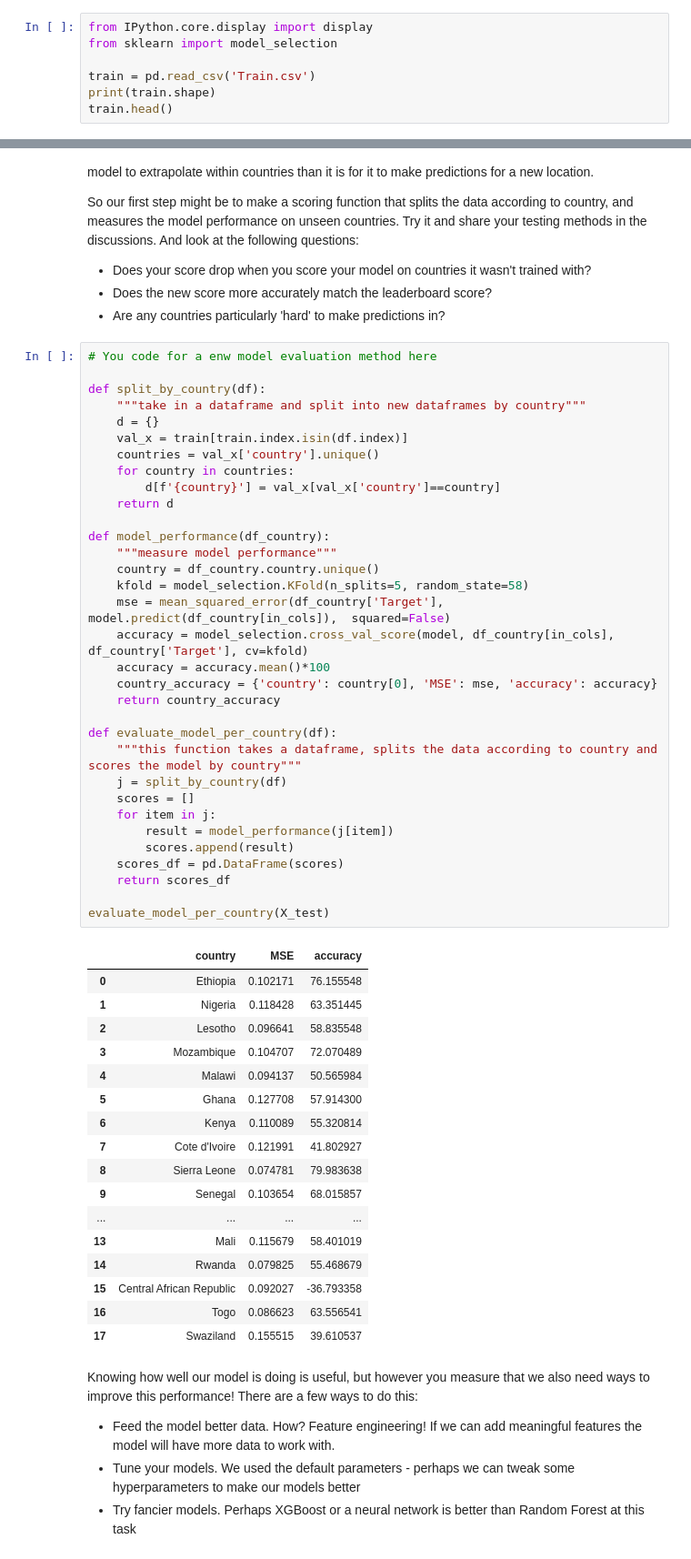
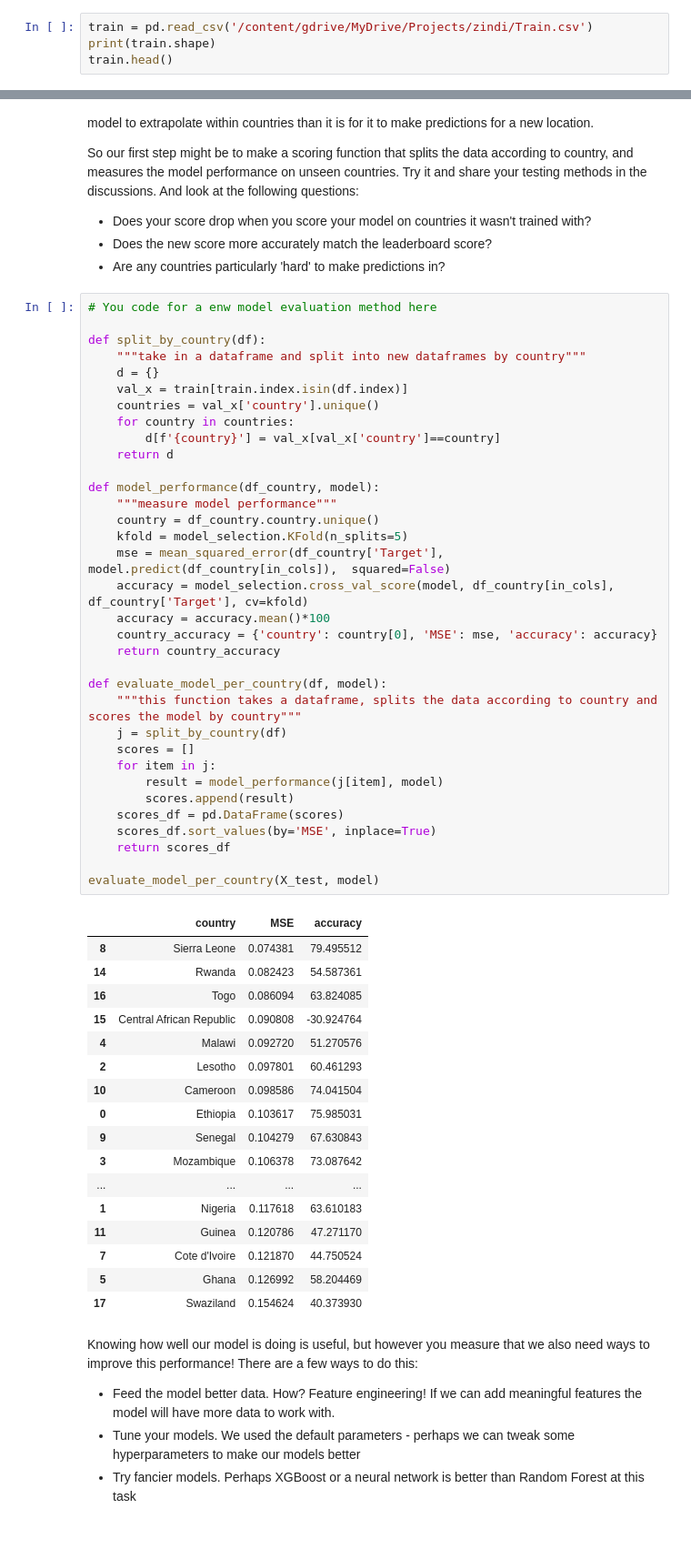
Before and after one commit to kvmvu/wealth-index-prediction, a Jupyter notebook: Starter_Notebook.ipynb, the cells around one changed output, grey strips where cells are left out. Shown at 91% size. Saved outputs shown, nothing was run; the diff lists cells and outputs as text.

```diff
--- a/Starter_Notebook.ipynb
+++ b/Starter_Notebook.ipynb
@@ -11,8 +19,5 @@ import pandas as pd
 # %%
-from IPython.core.display import display
-from sklearn import model_selection
-
-train = pd.read_csv('Train.csv')
+train = pd.read_csv('/content/gdrive/MyDrive/Projects/zindi/Train.csv')
 print(train.shape)
 train.head()
 # %% [output]
@@ -348,54 +352,55 @@ So our first step might be to make a scoring function that splits the data accor
 # %%
 # You code for a enw model evaluation method here
 
 def split_by_country(df):
     """take in a dataframe and split into new dataframes by country"""
     d = {}
     val_x = train[train.index.isin(df.index)]
     countries = val_x['country'].unique()
     for country in countries:
         d[f'{country}'] = val_x[val_x['country']==country]
     return d
 
-def model_performance(df_country):
+def model_performance(df_country, model):
     """measure model performance"""
     country = df_country.country.unique()
-    kfold = model_selection.KFold(n_splits=5, random_state=58)
+    kfold = model_selection.KFold(n_splits=5)
     mse = mean_squared_error(df_country['Target'], model.predict(df_country[in_cols]),  squared=False)
     accuracy = model_selection.cross_val_score(model, df_country[in_cols], df_country['Target'], cv=kfold)
     accuracy = accuracy.mean()*100
     country_accuracy = {'country': country[0], 'MSE': mse, 'accuracy': accuracy}
     return country_accuracy
 
-def evaluate_model_per_country(df):
+def evaluate_model_per_country(df, model):
     """this function takes a dataframe, splits the data according to country and scores the model by country"""
     j = split_by_country(df)
     scores = []
     for item in j:
-        result = model_performance(j[item])
+        result = model_performance(j[item], model)
         scores.append(result)
     scores_df = pd.DataFrame(scores)
+    scores_df.sort_values(by='MSE', inplace=True)
     return scores_df
 
-evaluate_model_per_country(X_test)
+evaluate_model_per_country(X_test, model)
 # %% [output]
 |  | country | MSE | accuracy |
-| 0 | Ethiopia | 0.102171 | 76.155548 |
-| 1 | Nigeria | 0.118428 | 63.351445 |
-| 2 | Lesotho | 0.096641 | 58.835548 |
-| 3 | Mozambique | 0.104707 | 72.070489 |
-| 4 | Malawi | 0.094137 | 50.565984 |
-| 5 | Ghana | 0.127708 | 57.914300 |
-| 6 | Kenya | 0.110089 | 55.320814 |
-| 7 | Cote d'Ivoire | 0.121991 | 41.802927 |
-| 8 | Sierra Leone | 0.074781 | 79.983638 |
-| 9 | Senegal | 0.103654 | 68.015857 |
+| 8 | Sierra Leone | 0.074381 | 79.495512 |
+| 14 | Rwanda | 0.082423 | 54.587361 |
+| 16 | Togo | 0.086094 | 63.824085 |
+| 15 | Central African Republic | 0.090808 | -30.924764 |
+| 4 | Malawi | 0.092720 | 51.270576 |
+| 2 | Lesotho | 0.097801 | 60.461293 |
+| 10 | Cameroon | 0.098586 | 74.041504 |
+| 0 | Ethiopia | 0.103617 | 75.985031 |
+| 9 | Senegal | 0.104279 | 67.630843 |
+| 3 | Mozambique | 0.106378 | 73.087642 |
 | ... | ... | ... | ... |
-| 13 | Mali | 0.115679 | 58.401019 |
-| 14 | Rwanda | 0.079825 | 55.468679 |
-| 15 | Central African Republic | 0.092027 | -36.793358 |
-| 16 | Togo | 0.086623 | 63.556541 |
-| 17 | Swaziland | 0.155515 | 39.610537 |
+| 1 | Nigeria | 0.117618 | 63.610183 |
+| 11 | Guinea | 0.120786 | 47.271170 |
+| 7 | Cote d'Ivoire | 0.121870 | 44.750524 |
+| 5 | Ghana | 0.126992 | 58.204469 |
+| 17 | Swaziland | 0.154624 | 40.373930 |
 # %% [markdown]
 Knowing how well our model is doing is useful, but however you measure that we also need ways to improve this performance! There are a few ways to do this:
 
```
Also changed, not shown: parts of 35 cells of this notebook, 10 other files.
